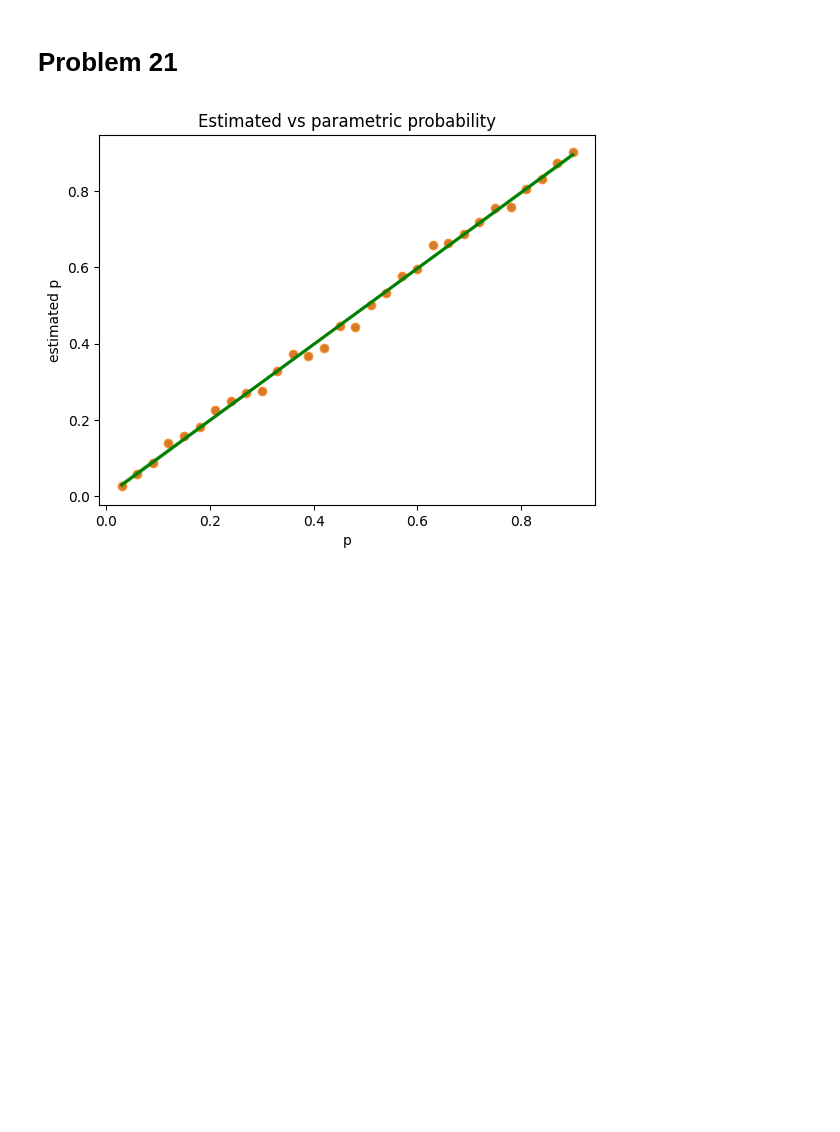
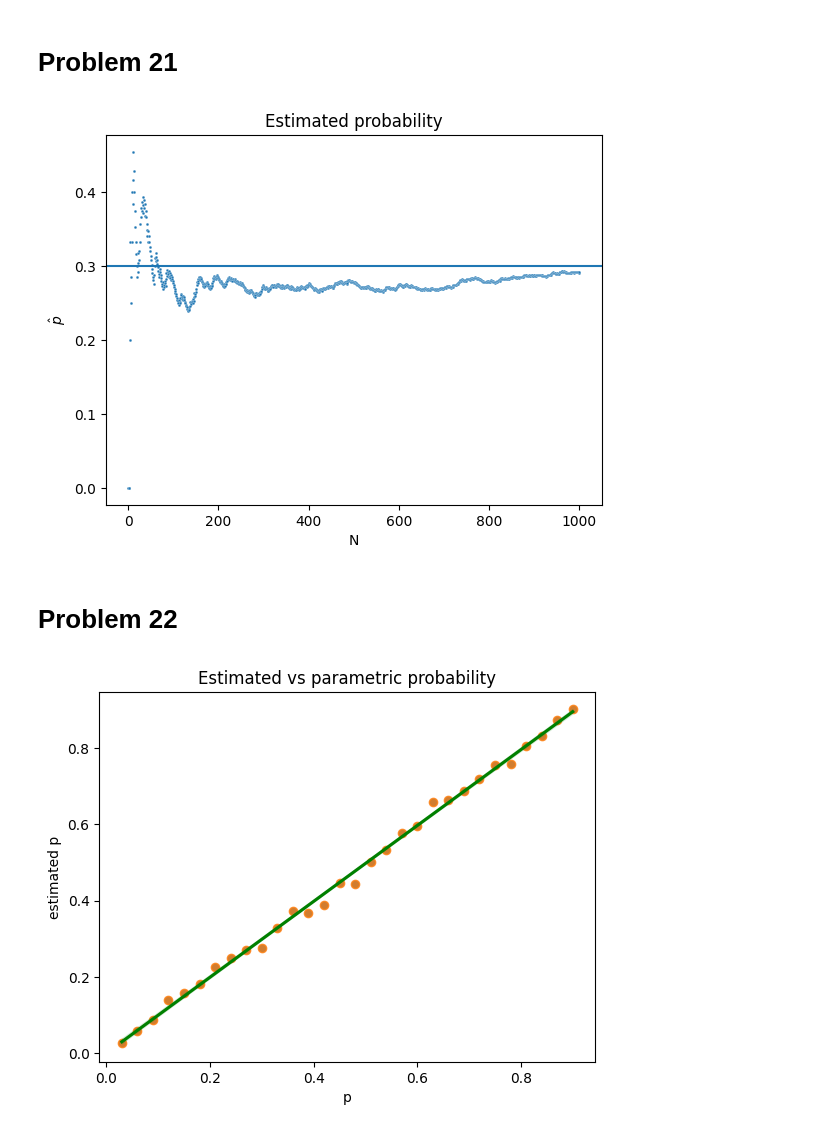
Before and after one commit to drameyjoshi/statistics, a Jupyter notebook: all-of-stats/Probability.ipynb, the cells around one changed output. Drawn from its saved outputs; the diff is of its cells as text; code cells hidden in the pictures; blank space fills up the shorter version.

Commit message:
Added another computer simulation problem.

```diff
--- a/all-of-stats/Probability.ipynb
+++ b/all-of-stats/Probability.ipynb
@@ -111,4 +111,24 @@ import pandas as pd
 import matplotlib.pyplot as plt
 # %% [markdown]
 # Problem 21
+# %%
+p = 0.3
+def decide(x: float, p: float) -> int:
+    if x < p:
+        return 1
+    else:
+        return 0
+
+n_flips = 1000
+coin_flips = [decide(x, p) for x in np.random.uniform(0, 1, n_flips)]
+p_hat = np.cumsum(coin_flips)/np.arange(1, n_flips + 1)
+df = pd.DataFrame({'N': [n for n in range(n_flips)], 'p_hat': p_hat})
+ax = sns.scatterplot(df, x='N', y='p_hat', s=4)
+plt.axhline(y=p)
+ax.set_title('Estimated probability')
+_ = ax.set(ylabel=r'$\hat{p}$')
+# %% [output]
+[figure, added]
+# %% [markdown]
+# Problem 22
 # %%
```
Also changed, not shown: parts of 2 cells of this notebook.
